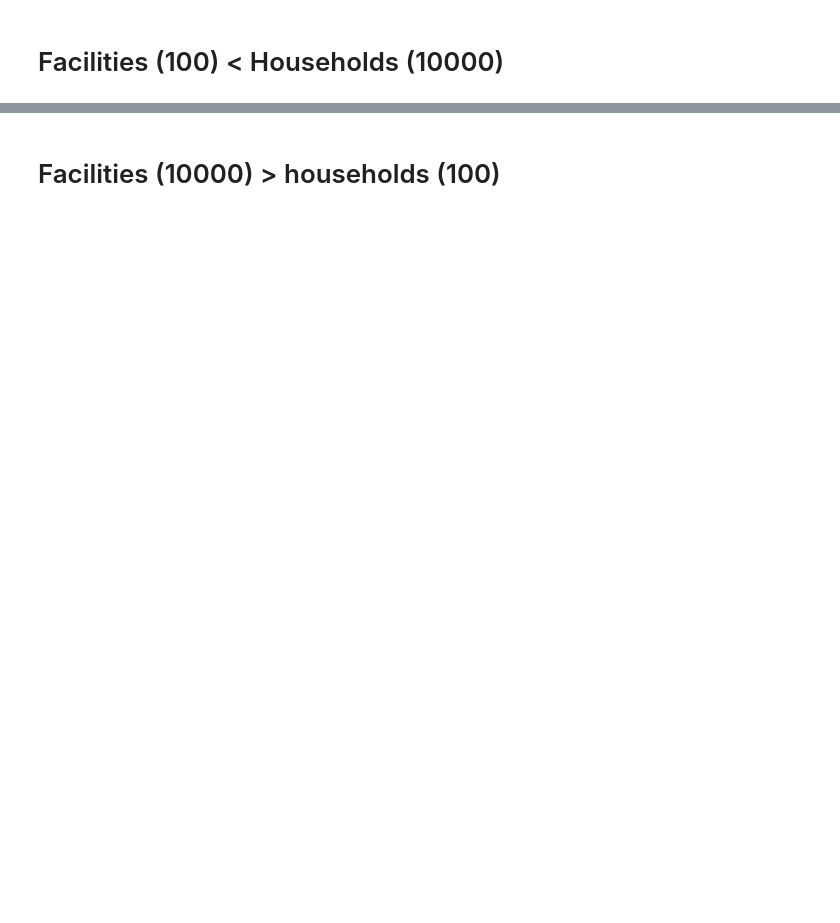
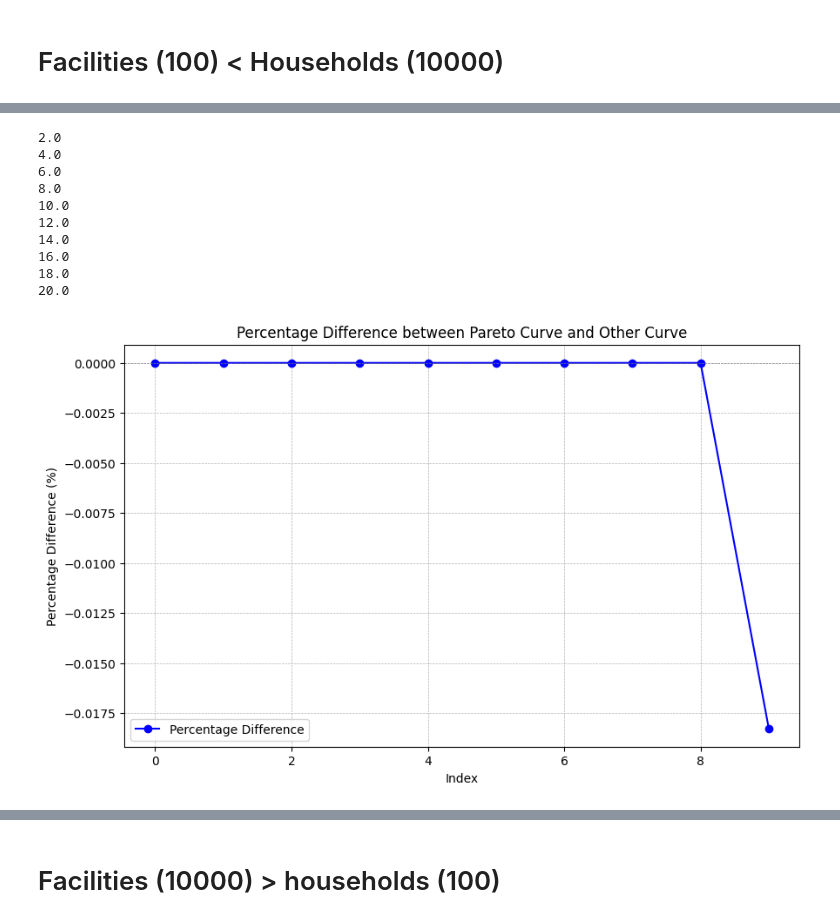
Before and after one commit to Srokusek/ABW-project, a Jupyter notebook: dynamic_models_control.ipynb, the cells around one changed output, grey strips where cells are left out. Drawn from its saved outputs; the diff is of its cells as text; code cells hidden in the pictures; blank space fills up the shorter version.

Commit message:
created naive ordering model for evaluation

```diff
--- a/dynamic_models_control.ipynb
+++ b/dynamic_models_control.ipynb
@@ -189,6 +189,25 @@ show_facility_location(xC,
 Z_pareto, X_pareto, pareto_curve = get_pareto_curve(distances, homes, locations, periods, per_period, max_distance, open_facilities, vpop)
 # %%
 Z_constrained, X_constrained, constrained_curve = two_step_constrained(distances, homes, locations, periods, per_period, max_distance, open_facilities, vpop)
+# %%
+Z_naive, X_naive, naive_curve = get_naive_curve(distances, homes, locations, periods, per_period, max_distance, open_facilities, vpop)
+
+pareto_curve = pareto_curve
+other_curve = naive_curve
+
+plot_percentage_difference(pareto_curve, other_curve)
+# %% [output]
+2.0
+4.0
+6.0
+8.0
+10.0
+12.0
+14.0
+16.0
+18.0
+20.0
+[figure, added]
 # %%
 pareto_curve = pareto_curve
 other_curve = building
```
Also changed, not shown: parts of 20 cells of this notebook, 1 other file.
